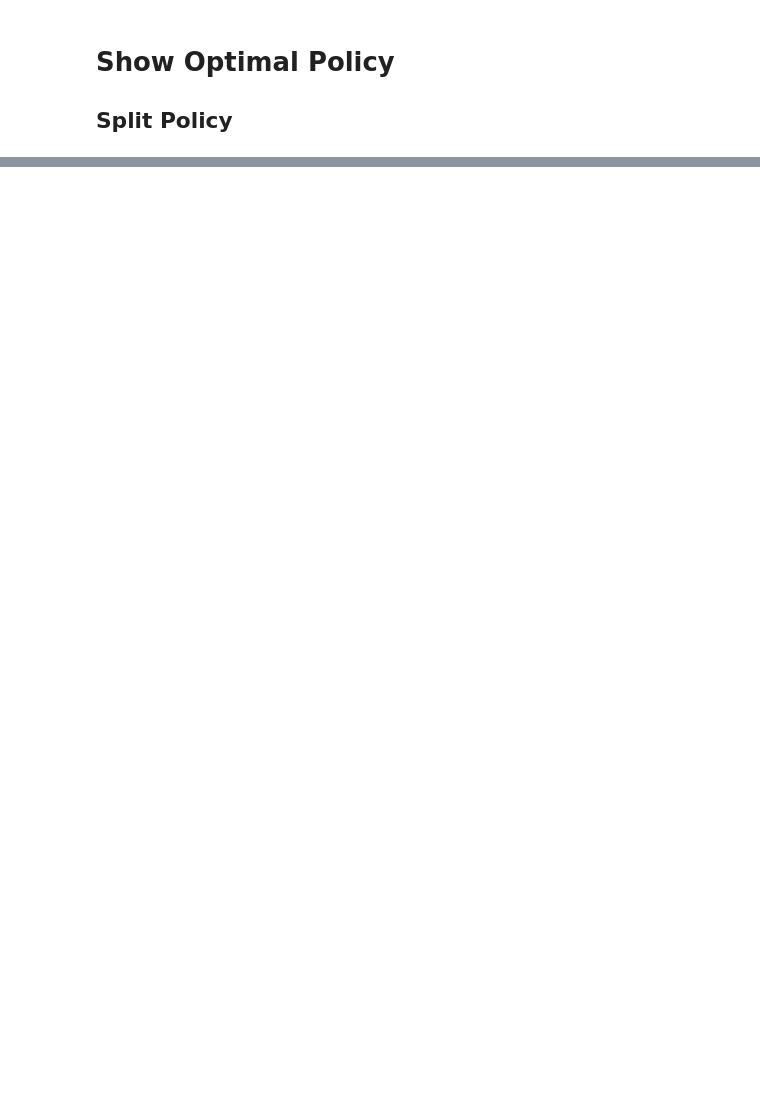
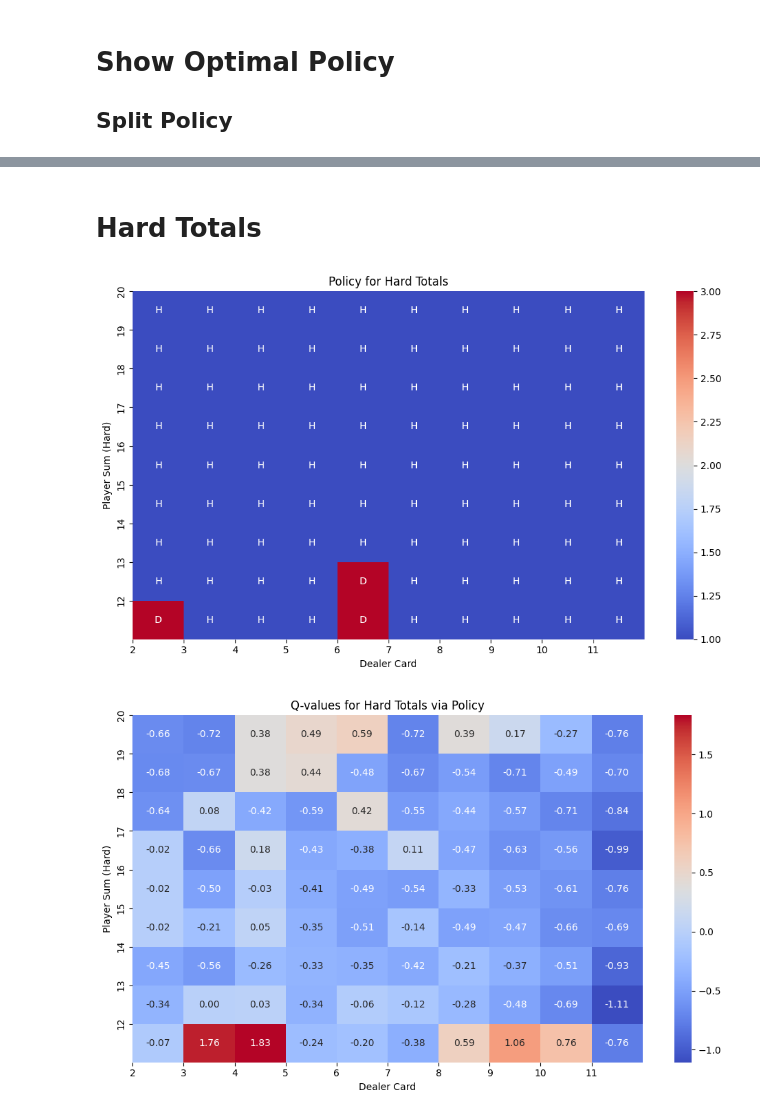
Before and after one commit to Horizon-42/black_jack, a Jupyter notebook: analysis.ipynb, the cells around one changed output, grey strips where cells are left out. Drawn from its saved outputs; the diff is of its cells as text; code cells hidden in the pictures; blank space fills up the shorter version.

```diff
--- a/analysis.ipynb
+++ b/analysis.ipynb
@@ -112,0 +166,46 @@ plt.show()
+# %% [markdown]
+# Hard Totals
+# %%
+# split situation
+hard_player_sums = range(20, 11, -1) # remind AA count as 12 here
+
+hard_policy = np.zeros((len(hard_player_sums), len(dealer_cards)))
+hard_policy_labels = np.array(['']*len(hard_player_sums)*len(dealer_cards)).reshape(-1, len(dealer_cards))
+hard_policy_values = np.zeros((len(hard_player_sums), len(dealer_cards)))
+for i, player_sum in enumerate(hard_player_sums):
+    for j, dealer_card_value in enumerate(dealer_cards):
+        state = BaseState(
+            player_sum=player_sum,
+            dealer_card=dealer_card_value,
+            usible_ace=False,
+            splitable=False,
+        )
+        action  = policy.get(state)
+        hard_policy[i, j] = action.value
+        hard_policy_labels[i, j] = action.name[0]  # use first letter of action name
+        hard_policy_values[i, j] = Q.get((state, action))
+
+plt.figure(figsize=(10, 6))
+ax = sns.heatmap(hard_policy, annot=hard_policy_labels, fmt='', cmap='coolwarm', cbar=True,
+            xticklabels=dealer_cards, yticklabels=hard_player_sums)
+plt.title('Policy for Hard Totals')
+plt.xlabel('Dealer Card')
+plt.ylabel('Player Sum (Hard)')
+plt.xticks(ticks=np.arange(len(dealer_cards)), labels=dealer_cards)
+plt.yticks(ticks=np.arange(len(hard_player_sums)), labels=hard_player_sums)
+plt.tight_layout()
+
+plt.figure(figsize=(10, 6))
+sns.heatmap(soft_policy_values, annot=True, fmt=".2f", cmap='coolwarm', cbar=True,
+            xticklabels=dealer_cards, yticklabels=hard_player_sums)
+plt.title('Q-values for Hard Totals via Policy')
+plt.xlabel('Dealer Card')
+plt.ylabel('Player Sum (Hard)')
+plt.xticks(ticks=np.arange(len(dealer_cards)), labels=dealer_cards)
+plt.yticks(ticks=np.arange(len(hard_player_sums)), labels=hard_player_sums)
+plt.tight_layout()
+
+plt.show()
+# %% [output]
+[figure, added]
+[figure, added]
```
Also changed, not shown: parts of 5 cells of this notebook, 1 other file.
